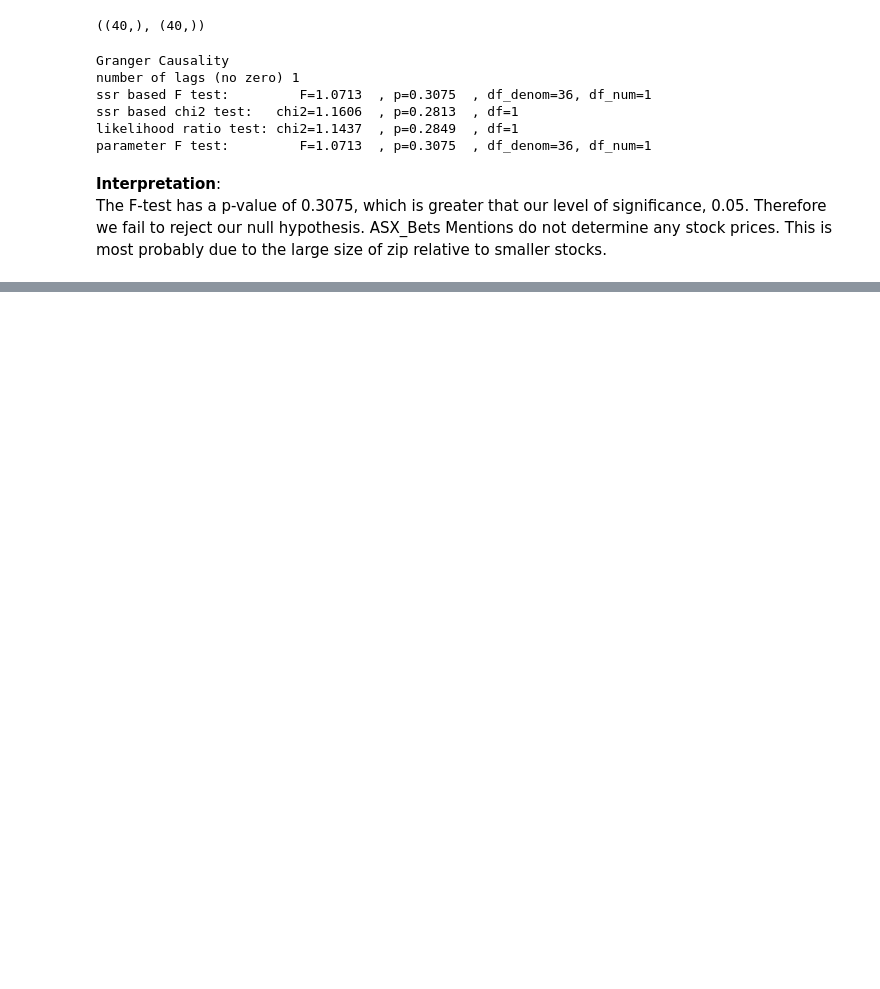
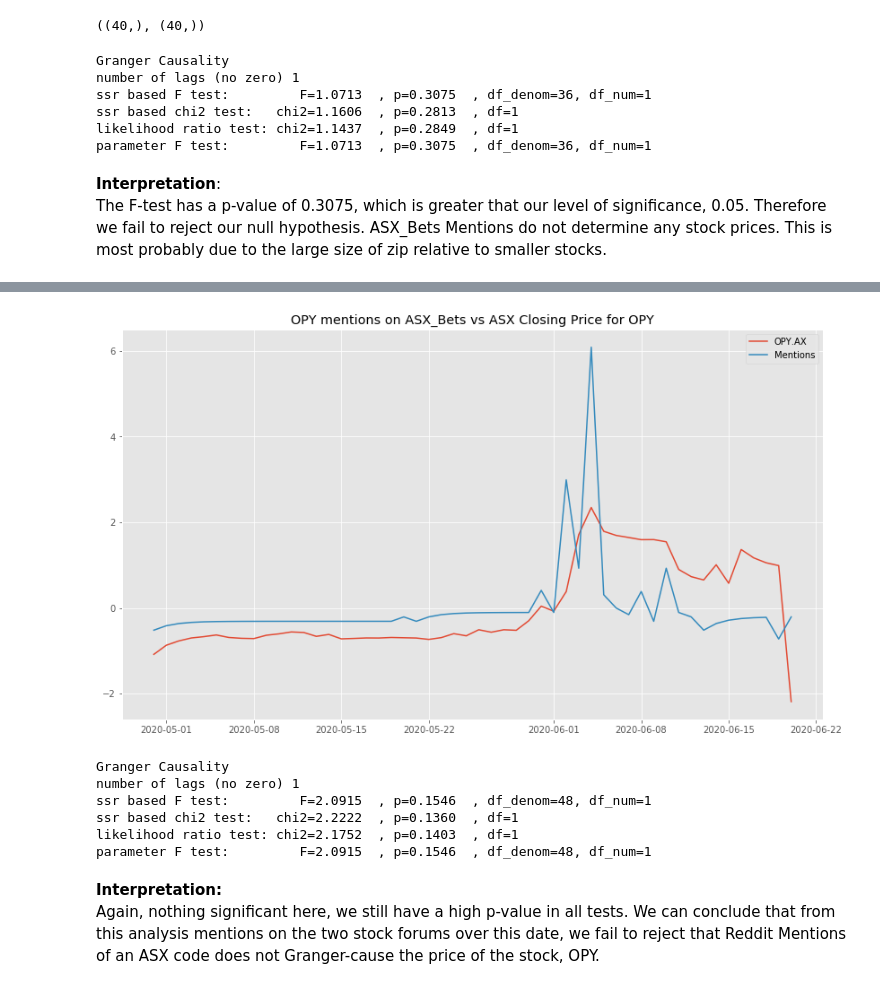
Before and after one commit to franticOreo/asx_bets, a Jupyter notebook: reddit_eda.ipynb, the cells around one changed output, grey strips where cells are left out. Cells and saved outputs as stored; diff of their text form; code cells hidden in the pictures; blank space fills up the shorter version.

Commit message:
analysing OPY

```diff
--- a/reddit_eda.ipynb
+++ b/reddit_eda.ipynb
@@ -479,0 +451,4 @@ TypeError: __init__() got an unexpected keyword argument 'fig_size'
+# %%
+opy_asx = make_empty_days(opy_asx, min_date, max_date, date_col='Date')
+# %%
+opy_df = make_empty_days(opy_df, min_date, max_date, date_col='Date')
@@ -479,0 +459,10 @@ TypeError: __init__() got an unexpected keyword argument 'fig_size'
+# %%
+opy_asx = fill_weekend(opy_asx, 'Close')
+opy_df = fill_weekend(opy_df, 'ASX_Code')
+# %%
+opy_asx = opy_asx.reset_index()
+opy_asx = opy_asx.rename(columns={'index': 'Date'})
+
+opy_df = fill_weekend(opy_df, 'ASX_Code')
+opy_df = opy_df.reset_index()
+opy_df = opy_df.rename(columns={'index': 'Date'})
@@ -479,0 +478,14 @@ TypeError: __init__() got an unexpected keyword argument 'fig_size'
+# %%
+scaler = StandardScaler()
+# get the z-scores for the values to enable a good comparison.
+opy_df['ASX_Code_scaled'] = scaler.fit_transform(opy_df['ASX_Code'].values.reshape(-1,1))
+opy_asx['ASX_Close_scaled'] = scaler.fit_transform(opy_asx['Close'].values.reshape(-1,1))
+
+plt.figure(figsize=(14,8))
+plt.plot(opy_asx['Date'], opy_asx['ASX_Close_scaled'], label='OPY.AX')
+plt.plot(opy_df['Date'], opy_df['ASX_Code_scaled'], label='Mentions')
+plt.title('OPY mentions on ASX_Bets vs ASX Closing Price for OPY')
+
+plt.legend();
+# %% [output]
+[figure, added]
@@ -479,0 +498,12 @@ TypeError: __init__() got an unexpected keyword argument 'fig_size'
+# %%
+# is column 2 determing column 1?
+test_result = grangercausalitytests(asx_and_mentions, 1)
+# %% [output]
+Granger Causality
+number of lags (no zero) 1
+ssr based F test:         F=2.0915  , p=0.1546  , df_denom=48, df_num=1
+ssr based chi2 test:   chi2=2.2222  , p=0.1360  , df=1
+likelihood ratio test: chi2=2.1752  , p=0.1403  , df=1
+parameter F test:         F=2.0915  , p=0.1546  , df_denom=48, df_num=1
+# %% [markdown]
+**Interpretation:**<br> Again, nothing significant here, we still have a high p-value in all tests. We can conclude that from this analysis mentions on the two stock forums over this date, we fail to reject that Reddit Mentions of an ASX code does not Granger-cause the price of the stock, OPY.
```
Also changed, not shown: parts of 67 cells of this notebook, 2 other files.
